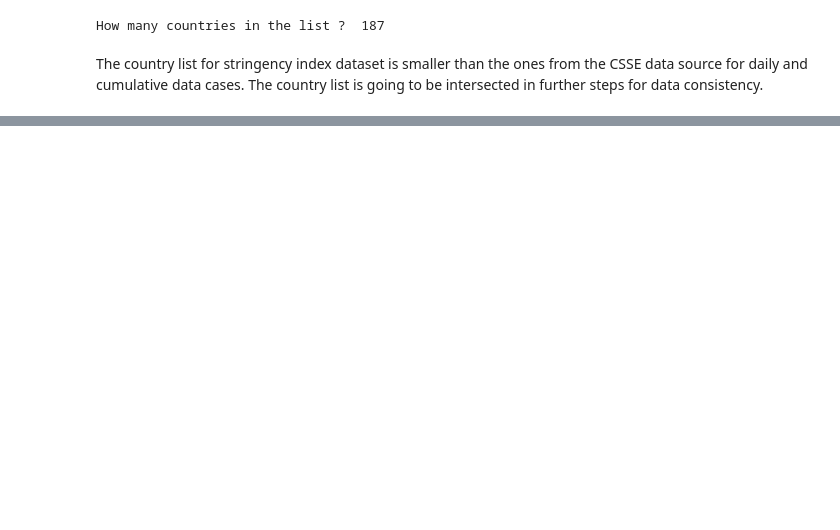
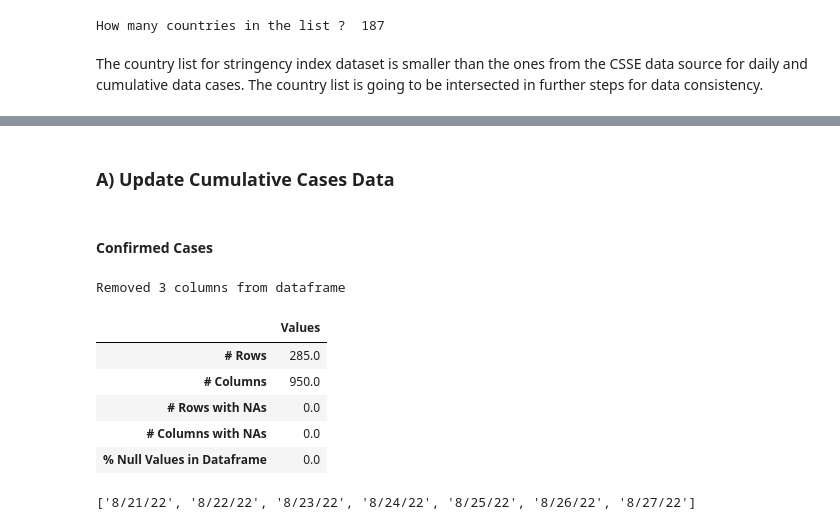
Before and after one commit to OctavioAlcazar55/DDP-unibz-project-18697, a Jupyter notebook: Notebooks/US2-DataCleaning.ipynb, the cells around one changed output, grey strips where cells are left out. Saved outputs shown, nothing was run; the diff lists cells and outputs as text; code cells hidden in the pictures; blank space fills up the shorter version.

```diff
--- a/Notebooks/US2-DataCleaning.ipynb
+++ b/Notebooks/US2-DataCleaning.ipynb
@@ -304,0 +318,32 @@ The country list for stringency index dataset is smaller than the ones from the
+# %% [markdown]
+### A) Update Cumulative Cases Data <a class="anchor" id="extend-cumulative-data"></a>
+# %% [markdown]
+#### Confirmed Cases
+# %%
+# 1. Get update data source and open it as a Pandas Dataframe
+file_path = "../ProjectDataSources/csse_covid_19_data/" + \
+            "csse_covid_19_time_series/time_series_covid19_confirmed_global_updated.csv"
+
+confirmed_updated_df = utils.read_data(file_path)
+# %%
+# 2. Drop unnecesary columns and check null values information
+confirmed_updated_df = utils.drop_columns(confirmed_updated_df, data_source="cumulative")
+
+utils.initial_dataframe_check(confirmed_updated_df)
+# %% [output]
+Removed 3 columns from dataframe
+|  | Values |
+| # Rows | 285.0 |
+| # Columns | 950.0 |
+| # Rows with NAs | 0.0 |
+| # Columns with NAs | 0.0 |
+| % Null Values in Dataframe | 0.0 |
+# %%
+# 3. Compute outer intersection of columns between original and updated dataframes
+to_add_columns = utils.get_list_inner_outer_join(confirmed_df.columns,
+                                                 confirmed_updated_df.columns,
+                                                 operation="outer")
+
+to_add_columns
+# %% [output]
+['8/21/22', '8/22/22', '8/23/22', '8/24/22', '8/25/22', '8/26/22', '8/27/22']
```
Also changed, not shown: parts of 20 cells of this notebook, 1 other file.
